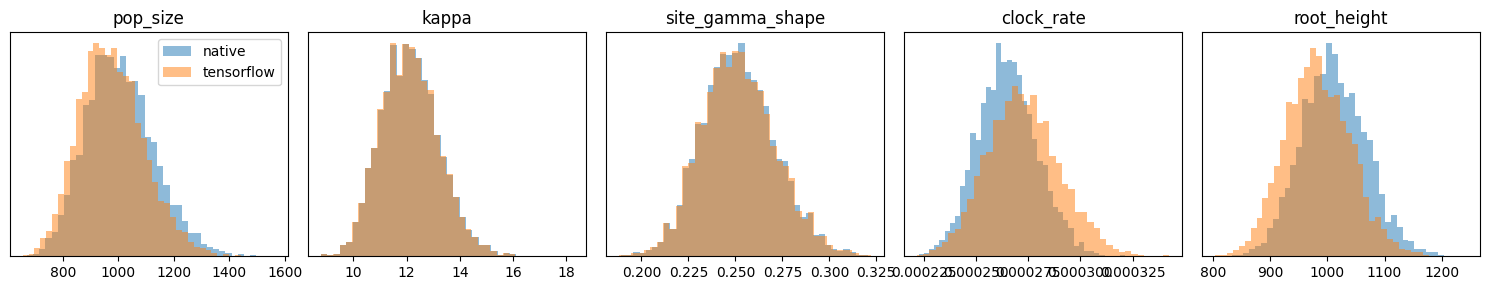
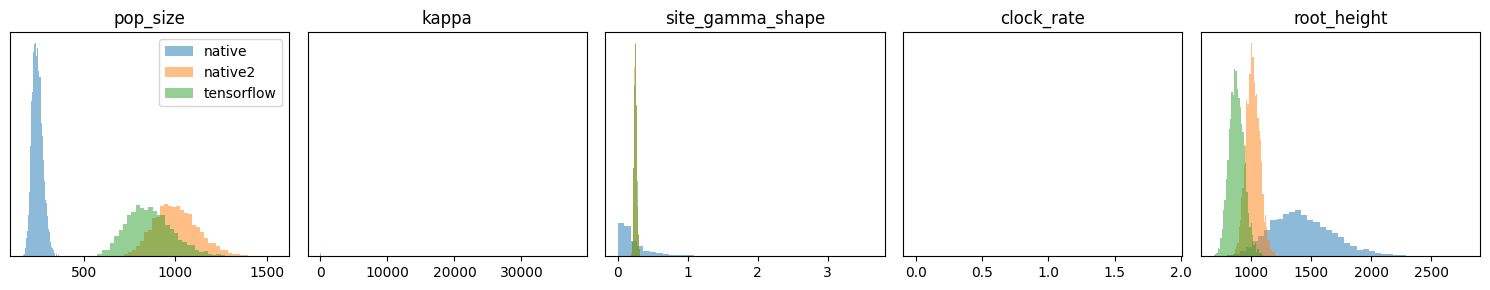
Code edit (unified diff) that turned the first committed figure into the second:
--- before
+++ after
@@ -3,6 +3,8 @@
 for ax, name in zip(axs, names):
     a = marginal(native_samples, name)
+    a2 = marginal(native_samples2, name)
     b = marginal(tf_samples, name)
     ax.hist(a, bins=40, alpha=0.5, density=True, label="native")
+    ax.hist(a2, bins=40, alpha=0.5, density=True, label="native2")
     ax.hist(b, bins=40, alpha=0.5, density=True, label="tensorflow")
     ax.set_title(name)

Commit: Add posterior geometry analysis and IAF comparison to stability notebook